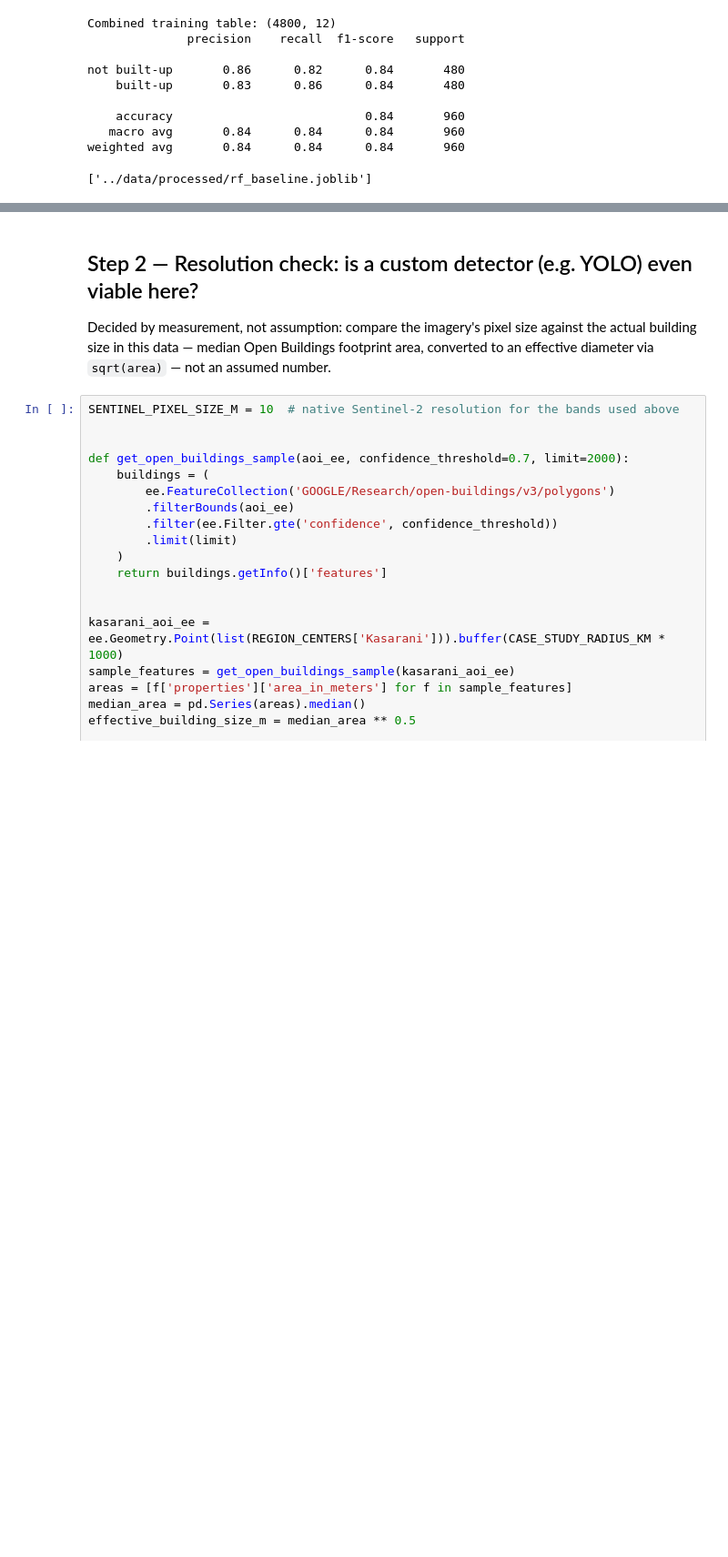
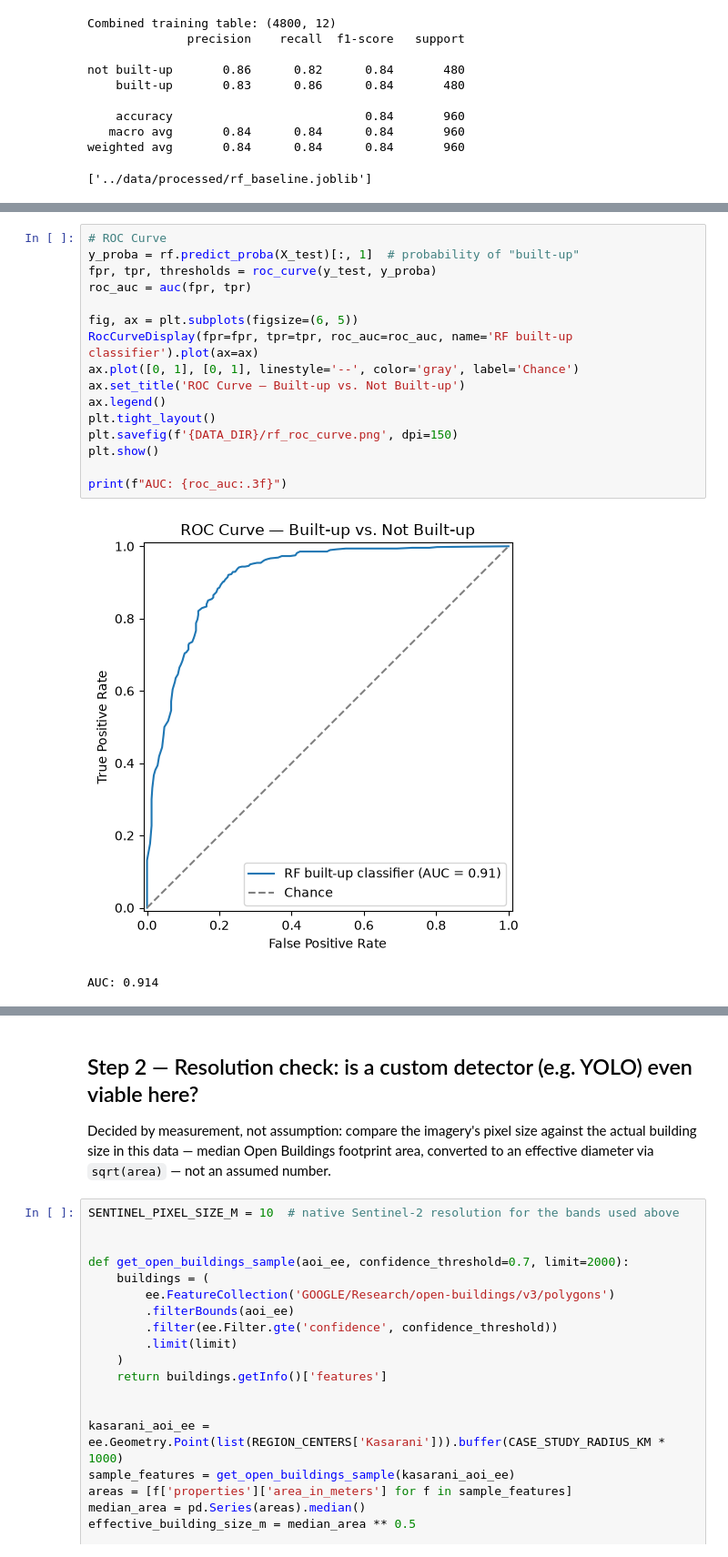
Before and after one commit to mwaikelvin2k-creator/Reparian_enchroachment_Detector, a Jupyter notebook: notebooks/02_modelling.ipynb, the cells around one changed output, grey strips where cells are left out. Shown at 91% size. Drawn from its saved outputs; the diff is of its cells as text; blank space fills up the shorter version.

```diff
--- a/notebooks/02_modelling.ipynb
+++ b/notebooks/02_modelling.ipynb
@@ -66,0 +105,19 @@ weighted avg       0.84      0.84      0.84       960
+# %%
+# ROC Curve
+y_proba = rf.predict_proba(X_test)[:, 1]  # probability of "built-up"
+fpr, tpr, thresholds = roc_curve(y_test, y_proba)
+roc_auc = auc(fpr, tpr)
+
+fig, ax = plt.subplots(figsize=(6, 5))
+RocCurveDisplay(fpr=fpr, tpr=tpr, roc_auc=roc_auc, name='RF built-up classifier').plot(ax=ax)
+ax.plot([0, 1], [0, 1], linestyle='--', color='gray', label='Chance')
+ax.set_title('ROC Curve — Built-up vs. Not Built-up')
+ax.legend()
+plt.tight_layout()
+plt.savefig(f'{DATA_DIR}/rf_roc_curve.png', dpi=150)
+plt.show()
+
+print(f"AUC: {roc_auc:.3f}")
+# %% [output]
+[figure, added]
+AUC: 0.914
```
Also changed, not shown: parts of 8 cells of this notebook, 4 other files.
